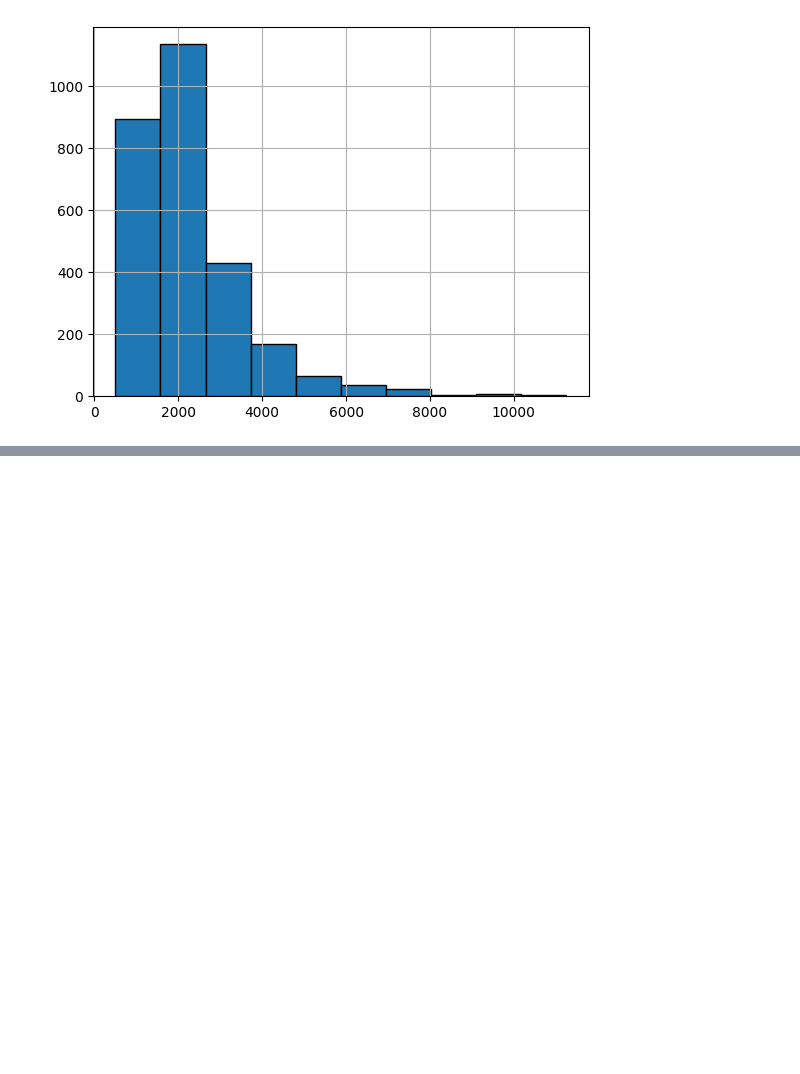
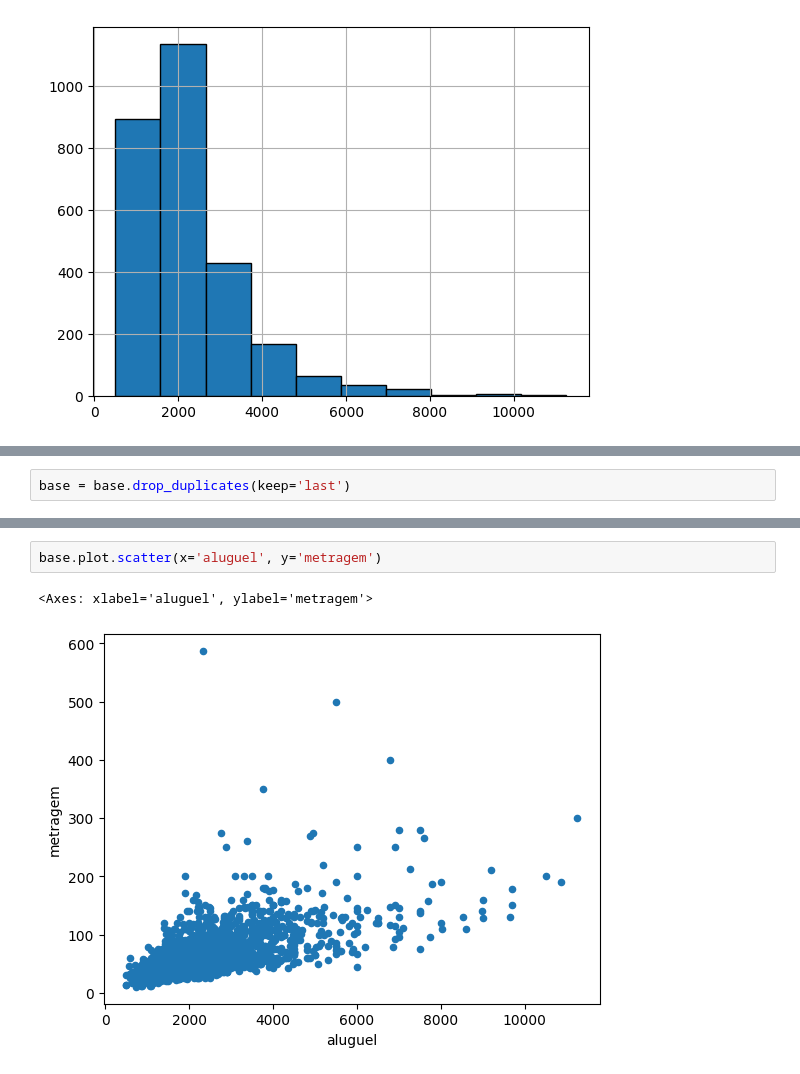
Before and after one commit to GoesDev/Learning-Python, a Jupyter notebook: Hashtag/main.ipynb, the cells around one changed output, grey strips where cells are left out. Saved outputs shown, nothing was run; the diff lists cells and outputs as text; blank space fills up the shorter version.

```diff
--- a/Hashtag/main.ipynb
+++ b/Hashtag/main.ipynb
@@ -188,0 +212,2 @@ plt.show()
+# %%
+base = base.drop_duplicates(keep='last')
@@ -188,0 +228,5 @@ plt.show()
+# %%
+base.plot.scatter(x='aluguel', y='metragem')
+# %% [output]
+<Axes: xlabel='aluguel', ylabel='metragem'>
+[figure, added]
```
Also changed, not shown: parts of 5 cells of this notebook, 1 other file.
